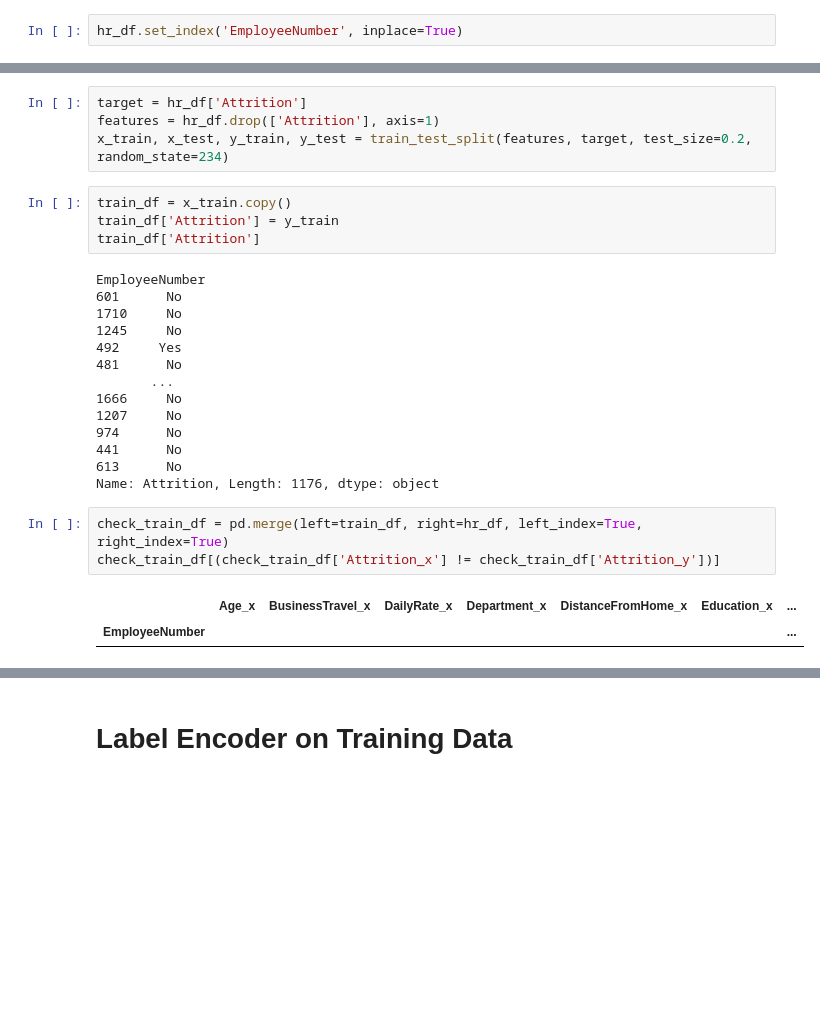
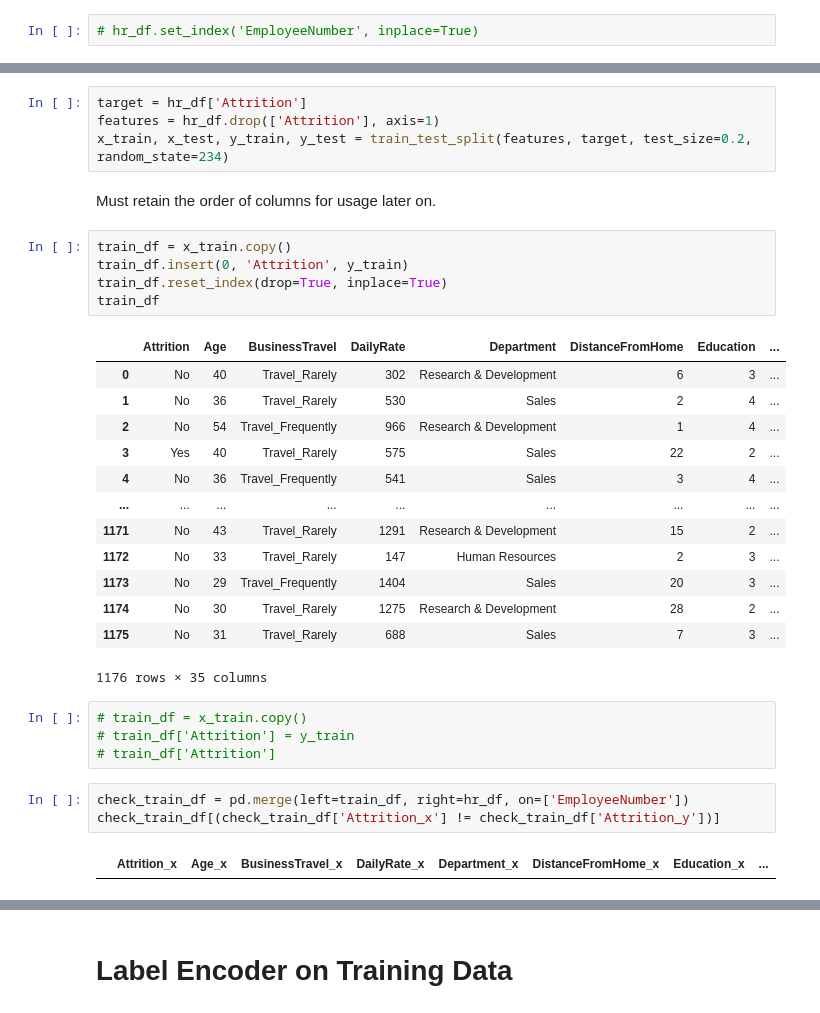
Before and after one commit to dlma1234/datascience_casestudies, a Jupyter notebook: hr_analytics/HR_Attrition_Analysis.ipynb, the cells around one changed output, grey strips where cells are left out. Cells and saved outputs as stored; diff of their text form; blank space fills up the shorter version.

```diff
--- a/hr_analytics/HR_Attrition_Analysis.ipynb
+++ b/hr_analytics/HR_Attrition_Analysis.ipynb
@@ -67,7 +67,7 @@ hr_df['EmployeeNumber'].nunique()
 # %% [output]
 1470
 # %%
-hr_df.set_index('EmployeeNumber', inplace=True)
+# hr_df.set_index('EmployeeNumber', inplace=True)
 # %%
 hr_df.nunique()
 # %% [output]
@@ -145,29 +144,35 @@ nominal_categories = ['Attrition', 'BusinessTravel', 'Department', 'EducationFie
 target = hr_df['Attrition']
 features = hr_df.drop(['Attrition'], axis=1)
 x_train, x_test, y_train, y_test = train_test_split(features, target, test_size=0.2, random_state=234)
+# %% [markdown]
+Must retain the order of columns for usage later on.
+# %%
+train_df = x_train.copy()
+train_df.insert(0, 'Attrition', y_train)
+train_df.reset_index(drop=True, inplace=True)
+train_df
+# %% [output]
+|  | Attrition | Age | BusinessTravel | DailyRate | Department | DistanceFromHome | Education | ... |
+| 0 | No | 40 | Travel_Rarely | 302 | Research & Development | 6 | 3 | ... |
+| 1 | No | 36 | Travel_Rarely | 530 | Sales | 2 | 4 | ... |
+| 2 | No | 54 | Travel_Frequently | 966 | Research & Development | 1 | 4 | ... |
+| 3 | Yes | 40 | Travel_Rarely | 575 | Sales | 22 | 2 | ... |
+| 4 | No | 36 | Travel_Frequently | 541 | Sales | 3 | 4 | ... |
+| ... | ... | ... | ... | ... | ... | ... | ... | ... |
+| 1171 | No | 43 | Travel_Rarely | 1291 | Research & Development | 15 | 2 | ... |
+| 1172 | No | 33 | Travel_Rarely | 147 | Human Resources | 2 | 3 | ... |
+| 1173 | No | 29 | Travel_Frequently | 1404 | Sales | 20 | 3 | ... |
+| 1174 | No | 30 | Travel_Rarely | 1275 | Research & Development | 28 | 2 | ... |
+| 1175 | No | 31 | Travel_Rarely | 688 | Sales | 7 | 3 | ... |
+1176 rows × 35 columns
 # %%
-train_df = x_train.copy()
-train_df['Attrition'] = y_train
-train_df['Attrition']
+# train_df = x_train.copy()
+# train_df['Attrition'] = y_train
+# train_df['Attrition']
-# %% [output]
-EmployeeNumber
-601      No
-1710     No
-1245     No
-492     Yes
-481      No
-       ...
-1666     No
-1207     No
-974      No
-441      No
-613      No
-Name: Attrition, Length: 1176, dtype: object
 # %%
-check_train_df = pd.merge(left=train_df, right=hr_df, left_index=True, right_index=True)
+check_train_df = pd.merge(left=train_df, right=hr_df, on=['EmployeeNumber'])
 check_train_df[(check_train_df['Attrition_x'] != check_train_df['Attrition_y'])]
 # %% [output]
-|  | Age_x | BusinessTravel_x | DailyRate_x | Department_x | DistanceFromHome_x | Education_x | ... |
-| EmployeeNumber |  |  |  |  |  |  | ... |
+|  | Attrition_x | Age_x | BusinessTravel_x | DailyRate_x | Department_x | DistanceFromHome_x | Education_x | ... |
 # %%
 test_df = x_test.copy()
```
Also changed, not shown: parts of 35 cells of this notebook.
